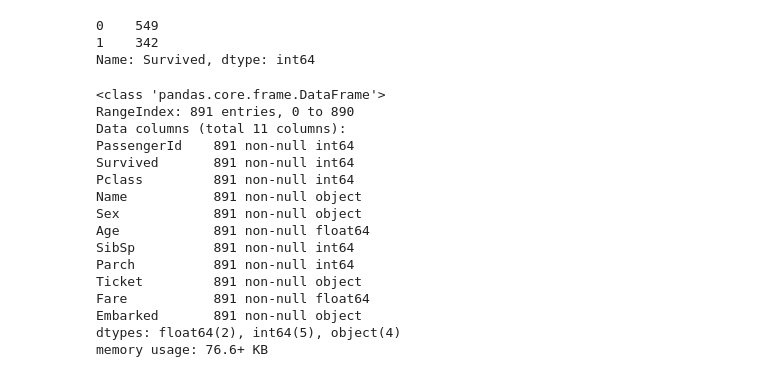
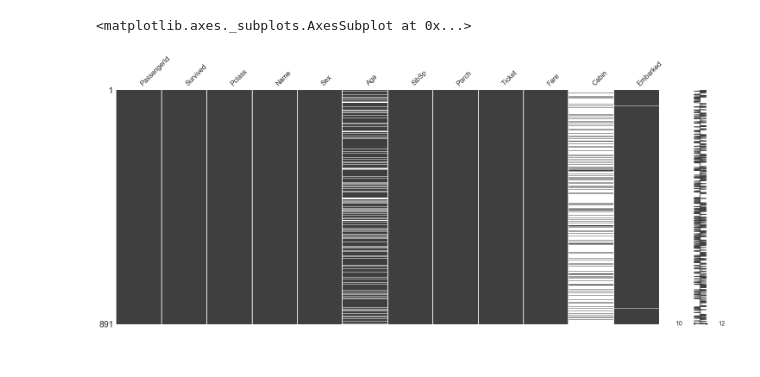
Before and after one commit to ndb1995/comp840, a Jupyter notebook: week5/Titanic Challenge Homework.ipynb, the cells around one changed output. Cells and saved outputs as stored; diff of their text form; code cells hidden in the pictures.

```diff
--- a/week5/Titanic Challenge Homework.ipynb
+++ b/week5/Titanic Challenge Homework.ipynb
@@ -6,3 +1,35 @@ test_data = pd.read_csv('./test.csv')
+# %%
+# Basics
+import numpy as np
+import pandas as pd
+
+# Visualisation
+import matplotlib.pyplot as plt
+import seaborn as sns
+
+# Preprocessing
+import missingno as msno
+from collections import OrderedDict
+from sklearn.preprocessing import StandardScaler
+
+# Sampling
+from sklearn.model_selection import train_test_split
+
+# Classifiier
+from sklearn.linear_model import LogisticRegression
+from sklearn.ensemble import RandomForestClassifier
+from sklearn.svm import SVC
+
+# Metrics
+from sklearn.metrics import accuracy_score
+
+%matplotlib inline
+sns.set(color_codes=True)
+pal = sns.color_palette("Set2", 10)
+sns.set_palette(pal)
+
+train_data = pd.read_csv('./train.csv')
+test_data = pd.read_csv('./test.csv')
 # %%
 #look at what we have for data
 train_data.head()
@@ -64,7 +63,0 @@ train_data.describe()
-# %%
-# see the exact amounts of people who survived and died (0 = died, 1 = survived)
-train_data["Survived"].value_counts()
-# %% [output]
-0    549
-1    342
-Name: Survived, dtype: int64
@@ -79,21 +63,0 @@ train_data2.drop('Cabin', axis=1, inplace=True)
-# %%
-# Look at adjusted data
-train_data2.head()
-train_data2.info()
-# %% [output]
-<class 'pandas.core.frame.DataFrame'>
-RangeIndex: 891 entries, 0 to 890
-Data columns (total 11 columns):
-PassengerId    891 non-null int64
-Survived       891 non-null int64
-Pclass         891 non-null int64
-Name           891 non-null object
-Sex            891 non-null object
-Age            891 non-null float64
-SibSp          891 non-null int64
-Parch          891 non-null int64
-Ticket         891 non-null object
-Fare           891 non-null float64
-Embarked       891 non-null object
-dtypes: float64(2), int64(5), object(4)
-memory usage: 76.6+ KB
@@ -149,0 +64,5 @@ preprocess_pipeline = FeatureUnion(transformer_list=[
+# %%
+msno.matrix(train_data)
+# %% [output]
+<matplotlib.axes._subplots.AxesSubplot at 0x...>
+[figure, added]
```
Also changed, not shown: parts of 17 cells of this notebook, 7 other files.
